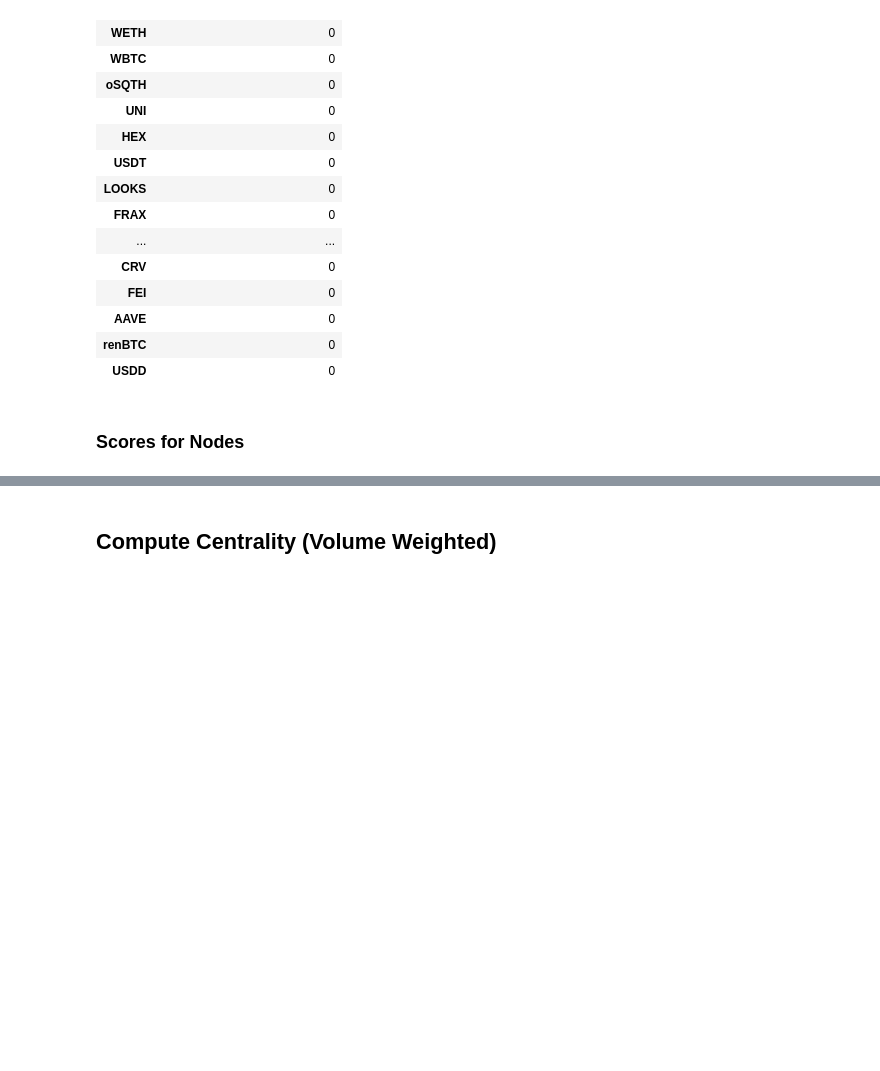
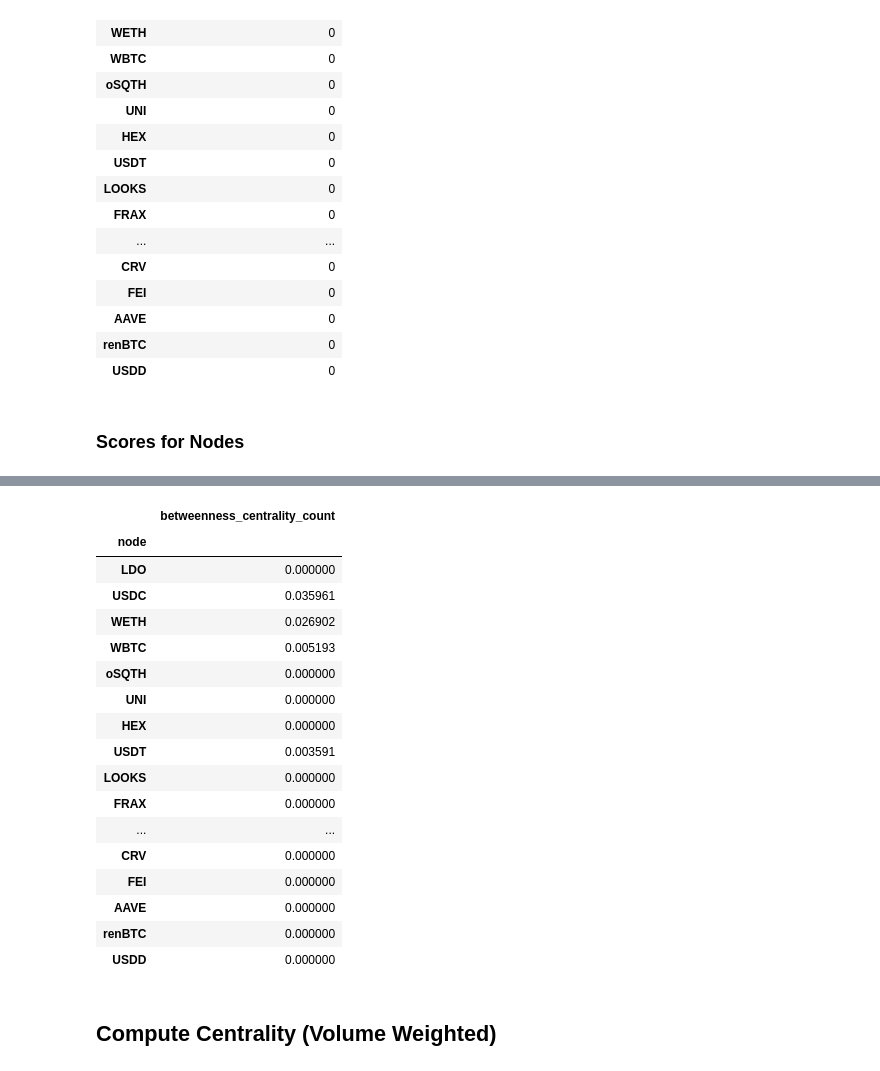
Before and after one commit to xujiahuayz/defi-econ, a Jupyter notebook: scripts/betweenness_analysis.ipynb, the cells around one changed output, grey strips where cells are left out. Saved outputs shown, nothing was run; the diff lists cells and outputs as text; code cells hidden in the pictures; blank space fills up the shorter version.

Commit message:
betweenness notebook

```diff
--- a/scripts/betweenness_analysis.ipynb
+++ b/scripts/betweenness_analysis.ipynb
@@ -882,21 +882,21 @@ betweenness_score_count
 # %% [markdown]
 ### Scores for Nodes
 # %%
-# node n
-for node in node_set:
-    betweenness_score_n = 0  # initialize for each node, sum for each pair<s,t>
+# # node n
+# for node in node_set:
+#     betweenness_score_n = 0  # initialize for each node, sum for each pair<s,t>
 
-    # for each pair<s,t>
-    for pair_index, row in sigma_count.iterrows():
-        sigma_st = sigma_count.loc[str(pair_index), 'sigma_count']
-        sigma_con_stn = sigma_con_count.loc[(str(pair_index), str(node)), 'sigma_conditional_count']
+#     # for each pair<s,t>
+#     for pair_index, row in sigma_count.iterrows():
+#         sigma_st = sigma_count.loc[str(pair_index), 'sigma_count']
+#         sigma_con_stn = sigma_con_count.loc[(str(pair_index), str(node)), 'sigma_conditional_count']
 
-        betweenness_score_st = sigma_con_stn/sigma_st
+#         betweenness_score_st = sigma_con_stn/sigma_st
 
-        # accumulate
-        betweenness_score_n += betweenness_score_st
+#         # accumulate
+#         betweenness_score_n += betweenness_score_st
 
-    # store the value
-    betweenness_score_count.loc[str(node), 'betweenness_centrality_count'] = betweenness_score_n
+#     # store the value
+#     betweenness_score_count.loc[str(node), 'betweenness_centrality_count'] = betweenness_score_n
 
-betweenness_score_count
+# betweenness_score_count
@@ -922,3 +903,41 @@ betweenness_score_count
+# %%
+# node n
+for node in node_set:
+    sigma_sum = 0
+    sigma_con_sum = 0
+
+    # for each pair<s,t>
+    for pair_index, row in sigma_count.iterrows():
+        sigma_st = sigma_count.loc[str(pair_index), 'sigma_count']
+        sigma_con_stn = sigma_con_count.loc[(str(pair_index), str(node)), 'sigma_conditional_count']
+
+        sigma_sum += sigma_st
+        sigma_con_sum += sigma_con_stn
+
+    betweenness_score_n_count = sigma_con_sum/sigma_sum
+    # store the value
+    betweenness_score_count.loc[str(node), 'betweenness_centrality_count'] = betweenness_score_n_count
+
+betweenness_score_count
+# %% [output]
+|  | betweenness_centrality_count |
+| node |  |
+| LDO | 0.000000 |
+| USDC | 0.035961 |
+| WETH | 0.026902 |
+| WBTC | 0.005193 |
+| oSQTH | 0.000000 |
+| UNI | 0.000000 |
+| HEX | 0.000000 |
+| USDT | 0.003591 |
+| LOOKS | 0.000000 |
+| FRAX | 0.000000 |
+| ... | ... |
+| CRV | 0.000000 |
+| FEI | 0.000000 |
+| AAVE | 0.000000 |
+| renBTC | 0.000000 |
+| USDD | 0.000000 |
 # %%
 # betweenness_score_normalize = (betweenness_score-betweenness_score.min())/(betweenness_score.max()-betweenness_score.min())
 # betweenness_score_normalize
```
Also changed, not shown: parts of 6 cells of this notebook.
